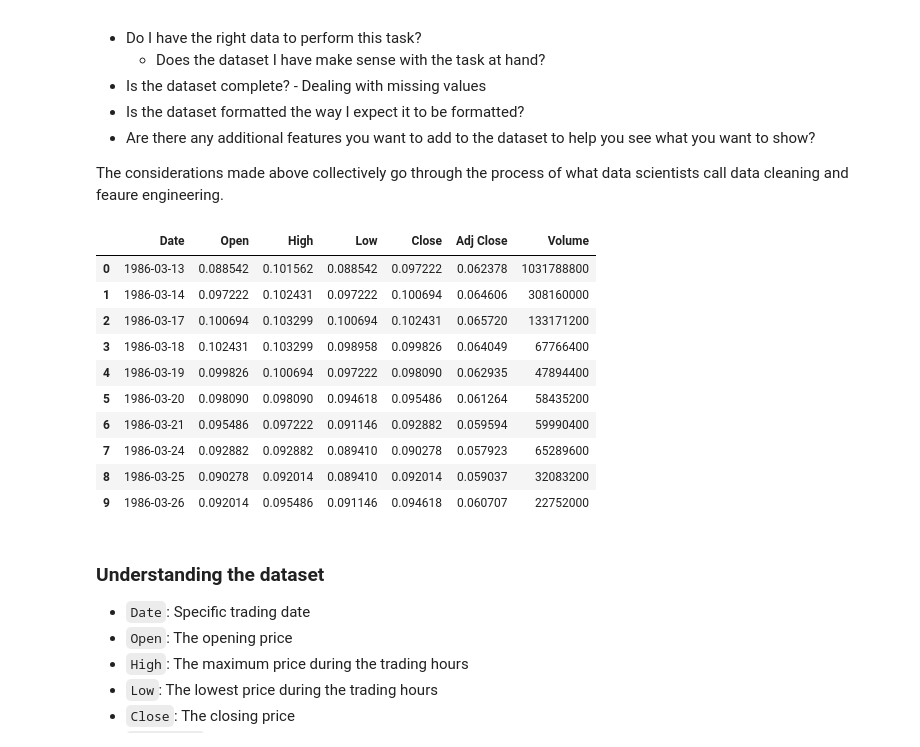
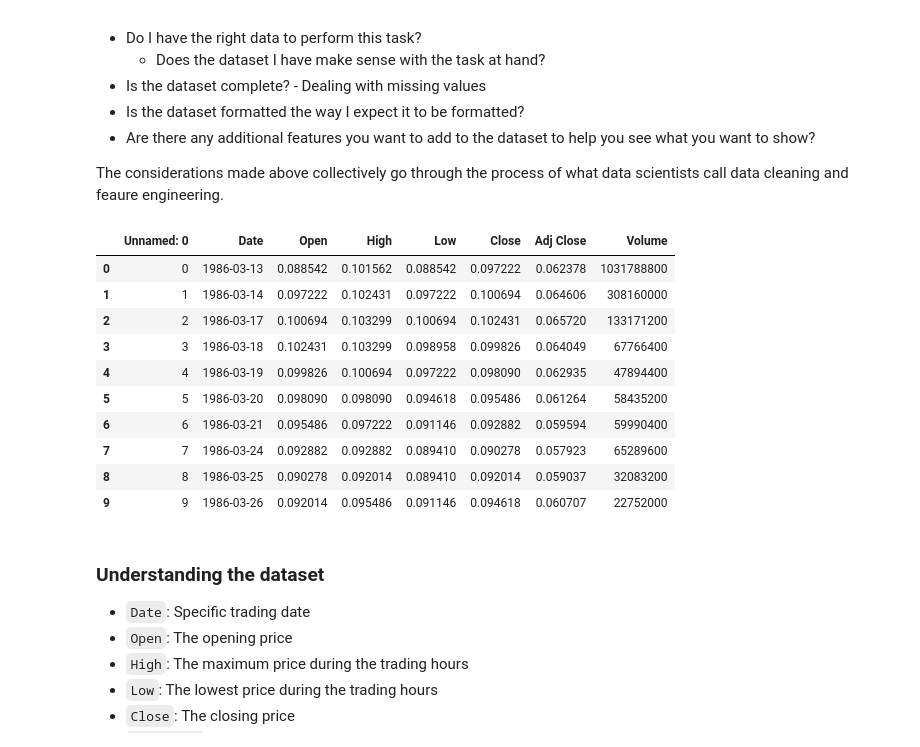
Before and after one commit to aamodini/trading-visualization, a Jupyter notebook: example.ipynb, the cells around one changed output. Drawn from its saved outputs; the diff is of its cells as text; code cells hidden in the pictures.

```diff
--- a/example.ipynb
+++ b/example.ipynb
@@ -27,20 +26,20 @@ import pandas as pd
 import numpy as np
 import matplotlib.pyplot as plt
 # %%
-df = pd.read_pickle("MSFT.pkl")
+df = pd.read_csv("MSFT.csv")
 df.head(10)
 # %% [output]
-|  | Date | Open | High | Low | Close | Adj Close | Volume |
-| 0 | 1986-03-13 | 0.088542 | 0.101562 | 0.088542 | 0.097222 | 0.062378 | 1031788800 |
-| 1 | 1986-03-14 | 0.097222 | 0.102431 | 0.097222 | 0.100694 | 0.064606 | 308160000 |
-| 2 | 1986-03-17 | 0.100694 | 0.103299 | 0.100694 | 0.102431 | 0.065720 | 133171200 |
-| 3 | 1986-03-18 | 0.102431 | 0.103299 | 0.098958 | 0.099826 | 0.064049 | 67766400 |
-| 4 | 1986-03-19 | 0.099826 | 0.100694 | 0.097222 | 0.098090 | 0.062935 | 47894400 |
-| 5 | 1986-03-20 | 0.098090 | 0.098090 | 0.094618 | 0.095486 | 0.061264 | 58435200 |
-| 6 | 1986-03-21 | 0.095486 | 0.097222 | 0.091146 | 0.092882 | 0.059594 | 59990400 |
-| 7 | 1986-03-24 | 0.092882 | 0.092882 | 0.089410 | 0.090278 | 0.057923 | 65289600 |
-| 8 | 1986-03-25 | 0.090278 | 0.092014 | 0.089410 | 0.092014 | 0.059037 | 32083200 |
-| 9 | 1986-03-26 | 0.092014 | 0.095486 | 0.091146 | 0.094618 | 0.060707 | 22752000 |
+|  | Unnamed: 0 | Date | Open | High | Low | Close | Adj Close | Volume |
+| 0 | 0 | 1986-03-13 | 0.088542 | 0.101562 | 0.088542 | 0.097222 | 0.062378 | 1031788800 |
+| 1 | 1 | 1986-03-14 | 0.097222 | 0.102431 | 0.097222 | 0.100694 | 0.064606 | 308160000 |
+| 2 | 2 | 1986-03-17 | 0.100694 | 0.103299 | 0.100694 | 0.102431 | 0.065720 | 133171200 |
+| 3 | 3 | 1986-03-18 | 0.102431 | 0.103299 | 0.098958 | 0.099826 | 0.064049 | 67766400 |
+| 4 | 4 | 1986-03-19 | 0.099826 | 0.100694 | 0.097222 | 0.098090 | 0.062935 | 47894400 |
+| 5 | 5 | 1986-03-20 | 0.098090 | 0.098090 | 0.094618 | 0.095486 | 0.061264 | 58435200 |
+| 6 | 6 | 1986-03-21 | 0.095486 | 0.097222 | 0.091146 | 0.092882 | 0.059594 | 59990400 |
+| 7 | 7 | 1986-03-24 | 0.092882 | 0.092882 | 0.089410 | 0.090278 | 0.057923 | 65289600 |
+| 8 | 8 | 1986-03-25 | 0.090278 | 0.092014 | 0.089410 | 0.092014 | 0.059037 | 32083200 |
+| 9 | 9 | 1986-03-26 | 0.092014 | 0.095486 | 0.091146 | 0.094618 | 0.060707 | 22752000 |
 # %% [markdown]
 ### Understanding the dataset
 - `Date`: Specific trading date
```
Also changed, not shown: parts of 2 cells of this notebook, 1 other file.
